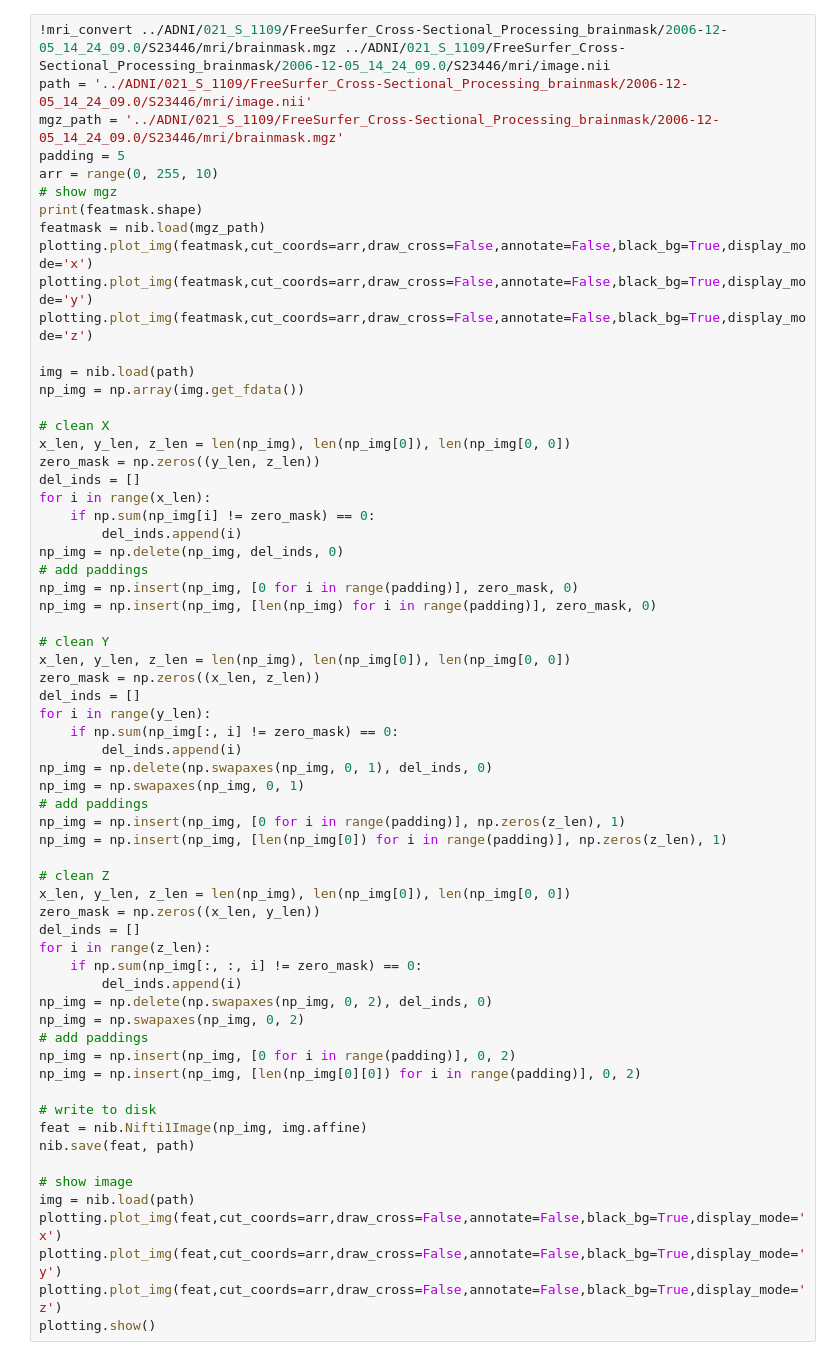
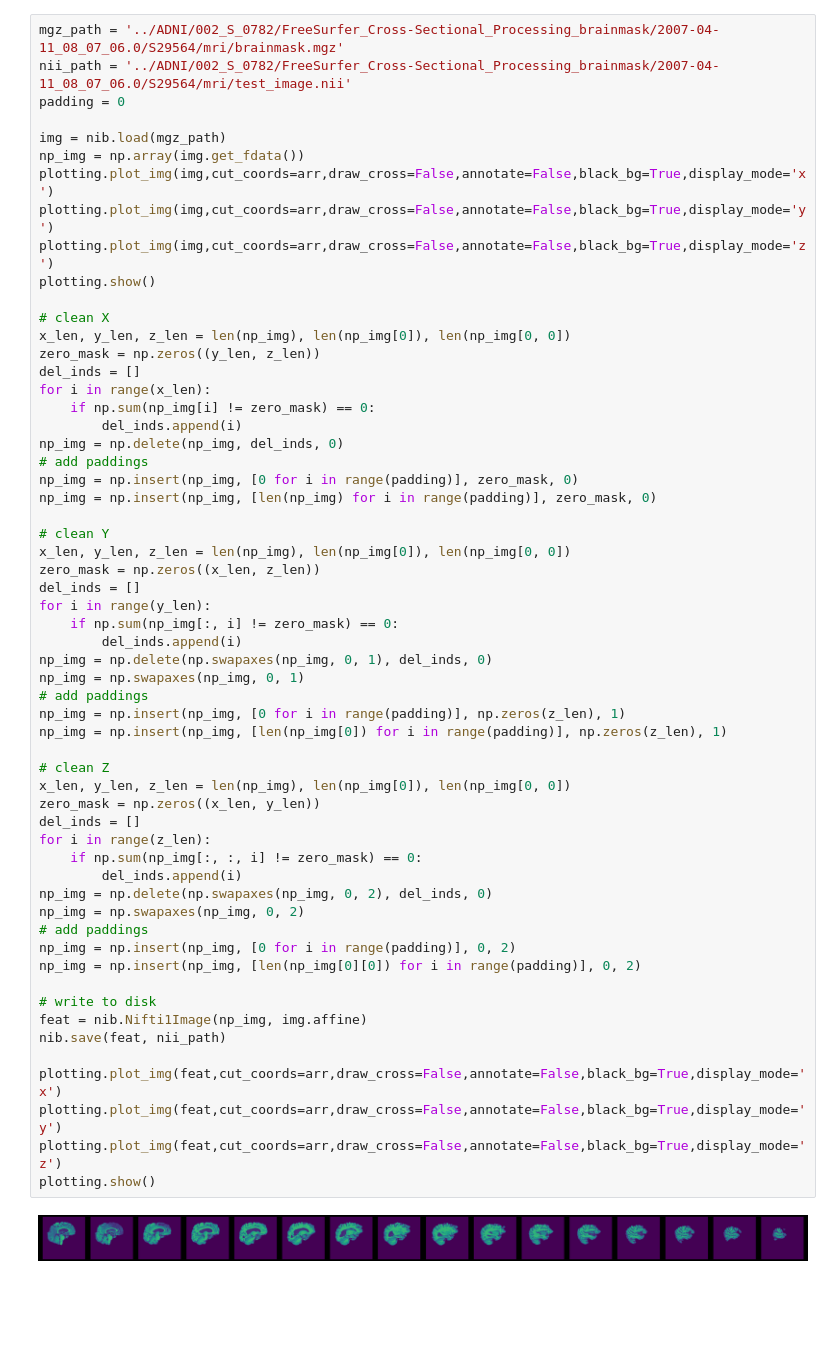
Before and after one commit to ShiboXing/ADNI_Preprocessing, a Jupyter notebook: show_img.ipynb, the cells around one changed output. Saved outputs shown, nothing was run; the diff lists cells and outputs as text; blank space fills up the shorter version.

```diff
--- a/show_img.ipynb
+++ b/show_img.ipynb
@@ -28,18 +11,14 @@ mgz_path = '../ADNI/021_S_1109/FreeSurfer_Cross-Sectional_Processing_brainmask/2
 # %%
-!mri_convert ../ADNI/021_S_1109/FreeSurfer_Cross-Sectional_Processing_brainmask/2006-12-05_14_24_09.0/S23446/mri/brainmask.mgz ../ADNI/021_S_1109/FreeSurfer_Cross-Sectional_Processing_brainmask/2006-12-05_14_24_09.0/S23446/mri/image.nii
-path = '../ADNI/021_S_1109/FreeSurfer_Cross-Sectional_Processing_brainmask/2006-12-05_14_24_09.0/S23446/mri/image.nii'
-mgz_path = '../ADNI/021_S_1109/FreeSurfer_Cross-Sectional_Processing_brainmask/2006-12-05_14_24_09.0/S23446/mri/brainmask.mgz'
-padding = 5
-arr = range(0, 255, 10)
-# show mgz
-print(featmask.shape)
-featmask = nib.load(mgz_path)
-plotting.plot_img(featmask,cut_coords=arr,draw_cross=False,annotate=False,black_bg=True,display_mode='x')
-plotting.plot_img(featmask,cut_coords=arr,draw_cross=False,annotate=False,black_bg=True,display_mode='y')
-plotting.plot_img(featmask,cut_coords=arr,draw_cross=False,annotate=False,black_bg=True,display_mode='z')
+mgz_path = '../ADNI/002_S_0782/FreeSurfer_Cross-Sectional_Processing_brainmask/2007-04-11_08_07_06.0/S29564/mri/brainmask.mgz'
+nii_path = '../ADNI/002_S_0782/FreeSurfer_Cross-Sectional_Processing_brainmask/2007-04-11_08_07_06.0/S29564/mri/test_image.nii'
+padding = 0
 
-img = nib.load(path)
+img = nib.load(mgz_path)
 np_img = np.array(img.get_fdata())
+plotting.plot_img(img,cut_coords=arr,draw_cross=False,annotate=False,black_bg=True,display_mode='x')
+plotting.plot_img(img,cut_coords=arr,draw_cross=False,annotate=False,black_bg=True,display_mode='y')
+plotting.plot_img(img,cut_coords=arr,draw_cross=False,annotate=False,black_bg=True,display_mode='z')
+plotting.show()
 
 # clean X
 x_len, y_len, z_len = len(np_img), len(np_img[0]), len(np_img[0, 0])
@@ -59,33 +38,33 @@ zero_mask = np.zeros((x_len, z_len))
 del_inds = []
 for i in range(y_len):
     if np.sum(np_img[:, i] != zero_mask) == 0:
         del_inds.append(i)
 np_img = np.delete(np.swapaxes(np_img, 0, 1), del_inds, 0)
 np_img = np.swapaxes(np_img, 0, 1)
 # add paddings
 np_img = np.insert(np_img, [0 for i in range(padding)], np.zeros(z_len), 1)
 np_img = np.insert(np_img, [len(np_img[0]) for i in range(padding)], np.zeros(z_len), 1)
 
 # clean Z
 x_len, y_len, z_len = len(np_img), len(np_img[0]), len(np_img[0, 0])
 zero_mask = np.zeros((x_len, y_len))
 del_inds = []
 for i in range(z_len):
     if np.sum(np_img[:, :, i] != zero_mask) == 0:
         del_inds.append(i)
 np_img = np.delete(np.swapaxes(np_img, 0, 2), del_inds, 0)
 np_img = np.swapaxes(np_img, 0, 2)
 # add paddings
 np_img = np.insert(np_img, [0 for i in range(padding)], 0, 2)
 np_img = np.insert(np_img, [len(np_img[0][0]) for i in range(padding)], 0, 2)
 
 # write to disk
 feat = nib.Nifti1Image(np_img, img.affine)
-nib.save(feat, path)
+nib.save(feat, nii_path)
 
-# show image
-img = nib.load(path)
 plotting.plot_img(feat,cut_coords=arr,draw_cross=False,annotate=False,black_bg=True,display_mode='x')
 plotting.plot_img(feat,cut_coords=arr,draw_cross=False,annotate=False,black_bg=True,display_mode='y')
 plotting.plot_img(feat,cut_coords=arr,draw_cross=False,annotate=False,black_bg=True,display_mode='z')
 plotting.show()
+# %% [output]
+[figure, added]
```
Also changed, not shown: parts of 8 cells of this notebook, 1 other file.
